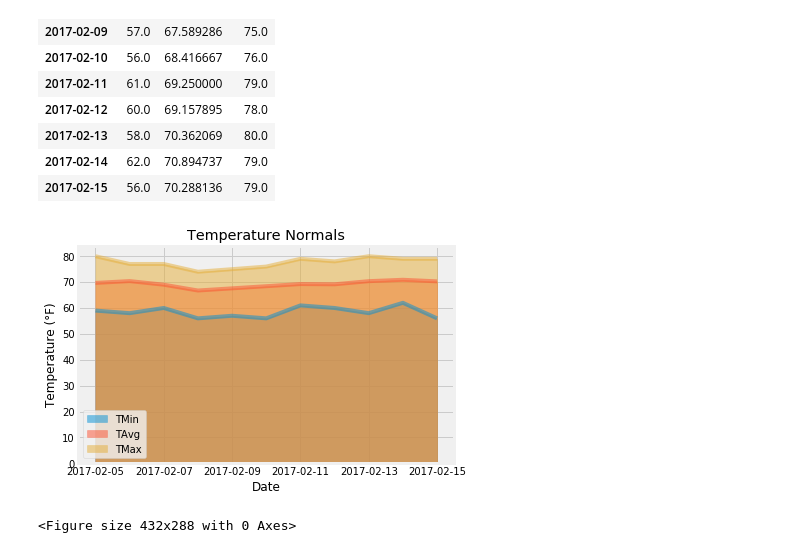
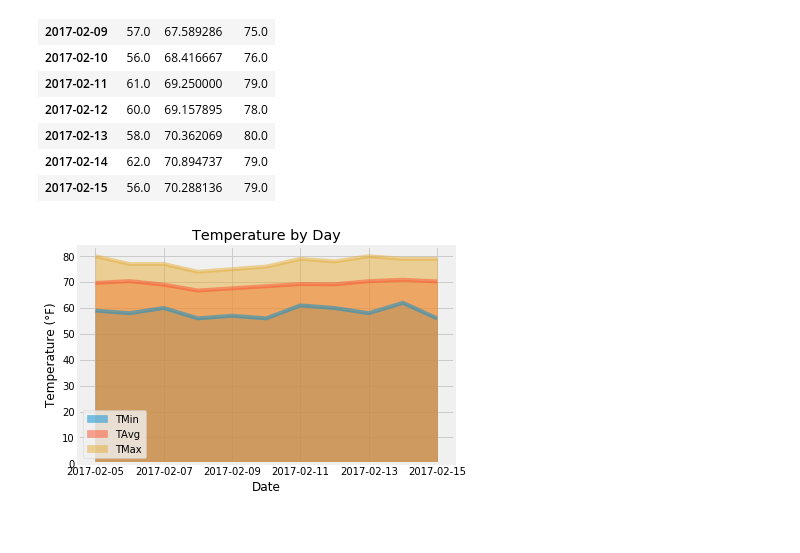
Before and after one commit to blhawkins/10.sqlalchemy-challenge, a Jupyter notebook: climate.ipynb, the cells around one changed output. Drawn from its saved outputs; the diff is of its cells as text; code cells hidden in the pictures.

```diff
--- a/climate.ipynb
+++ b/climate.ipynb
@@ -414,18 +411,17 @@ normals_df
 # %%
 #Create an area plot from the normals_df dataframe
 normals_df.plot.area(stacked=False)
     #https://pandas.pydata.org/pandas-docs/stable/reference/api/pandas.DataFrame.plot.area.html
 
 #Format the area plot
-plt.title(f'Temperature Normals')
+plt.title(f'Temperature by Day')
 plt.xlabel('Date')
 plt.ylabel('Temperature (°F)')
 
+#Save the figure
+plt.savefig('Figures/trip_temperature_normals.png')
+
 #Print the figure
 plt.show()
-
-#Save the figure
-plt.savefig('Figures/trip_temperature_normals.png')
 # %% [output]
-[figure, old version]
+[figure, new version]
-<Figure size 432x288 with 0 Axes>
```
Also changed, not shown: parts of 3 cells of this notebook, 4 other files.
